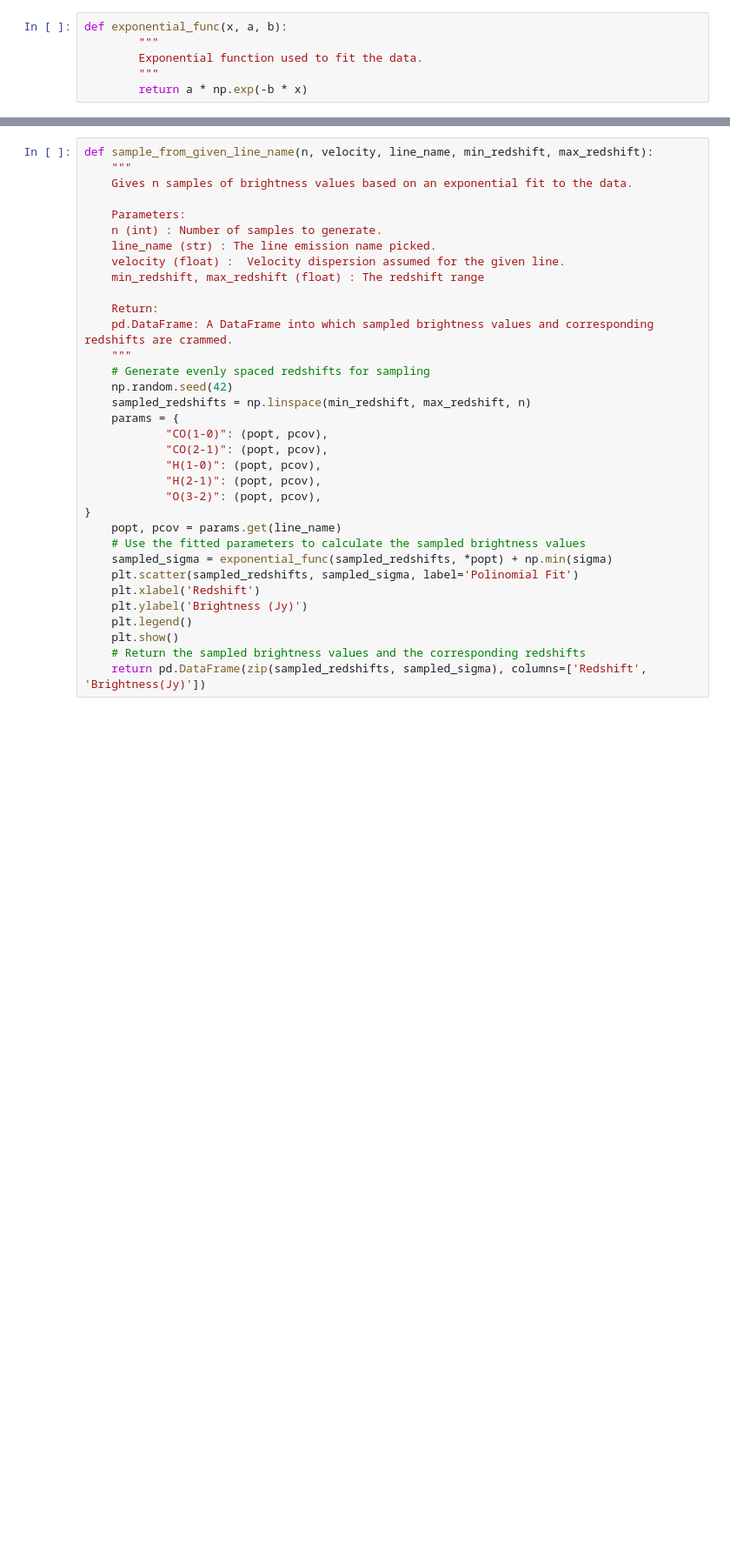
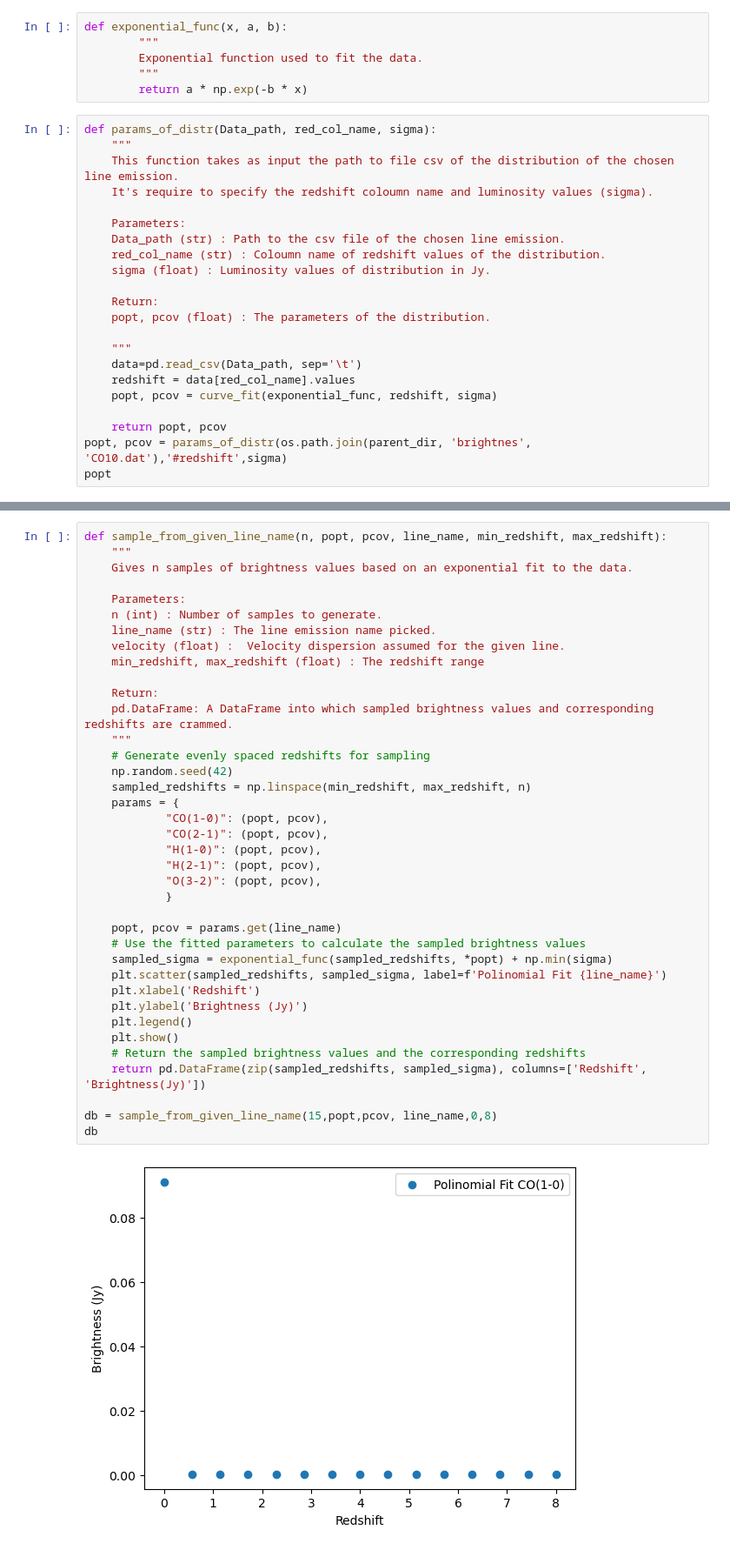
Before and after one commit to MicheleDelliVeneri/ALMASim, a Jupyter notebook: experimental/Luminosity-to-jy-linename.ipynb, the cells around one changed output, grey strips where cells are left out. Shown at 87% size. Cells and saved outputs as stored; diff of their text form; blank space fills up the shorter version.

```diff
--- a/experimental/Luminosity-to-jy-linename.ipynb
+++ b/experimental/Luminosity-to-jy-linename.ipynb
@@ -132,3 +132,25 @@ def exponential_func(x, a, b):
         Exponential function used to fit the data.
         """
         return a * np.exp(-b * x)
+# %%
+def params_of_distr(Data_path, red_col_name, sigma):
+    """
+    This function takes as input the path to file csv of the distribution of the chosen line emission.
+    It's require to specify the redshift coloumn name and luminosity values (sigma).
+
+    Parameters:
+    Data_path (str) : Path to the csv file of the chosen line emission.
+    red_col_name (str) : Coloumn name of redshift values of the distribution.
+    sigma (float) : Luminosity values of distribution in Jy.
+
+    Return:
+    popt, pcov (float) : The parameters of the distribution.
+
+    """
+    data=pd.read_csv(Data_path, sep='\t')
+    redshift = data[red_col_name].values
+    popt, pcov = curve_fit(exponential_func, redshift, sigma)
+
+    return popt, pcov
+popt, pcov = params_of_distr(os.path.join(parent_dir, 'brightnes', 'CO10.dat'),'#redshift',sigma)
+popt
@@ -135,34 +159,40 @@ def exponential_func(x, a, b):
 # %%
-def sample_from_given_line_name(n, velocity, line_name, min_redshift, max_redshift):
+def sample_from_given_line_name(n, popt, pcov, line_name, min_redshift, max_redshift):
     """
     Gives n samples of brightness values based on an exponential fit to the data.
 
     Parameters:
     n (int) : Number of samples to generate.
     line_name (str) : The line emission name picked.
     velocity (float) :  Velocity dispersion assumed for the given line.
     min_redshift, max_redshift (float) : The redshift range
 
     Return:
     pd.DataFrame: A DataFrame into which sampled brightness values and corresponding redshifts are crammed.
     """
     # Generate evenly spaced redshifts for sampling
     np.random.seed(42)
     sampled_redshifts = np.linspace(min_redshift, max_redshift, n)
     params = {
             "CO(1-0)": (popt, pcov),
             "CO(2-1)": (popt, pcov),
             "H(1-0)": (popt, pcov),
             "H(2-1)": (popt, pcov),
             "O(3-2)": (popt, pcov),
-}
+            }
+
     popt, pcov = params.get(line_name)
     # Use the fitted parameters to calculate the sampled brightness values
     sampled_sigma = exponential_func(sampled_redshifts, *popt) + np.min(sigma)
-    plt.scatter(sampled_redshifts, sampled_sigma, label='Polinomial Fit')
+    plt.scatter(sampled_redshifts, sampled_sigma, label=f'Polinomial Fit {line_name}')
     plt.xlabel('Redshift')
     plt.ylabel('Brightness (Jy)')
     plt.legend()
     plt.show()
     # Return the sampled brightness values and the corresponding redshifts
     return pd.DataFrame(zip(sampled_redshifts, sampled_sigma), columns=['Redshift', 'Brightness(Jy)'])
+
+db = sample_from_given_line_name(15,popt,pcov, line_name,0,8)
+db
+# %% [output]
+[figure, added]
```
Also changed, not shown: parts of 5 cells of this notebook.
